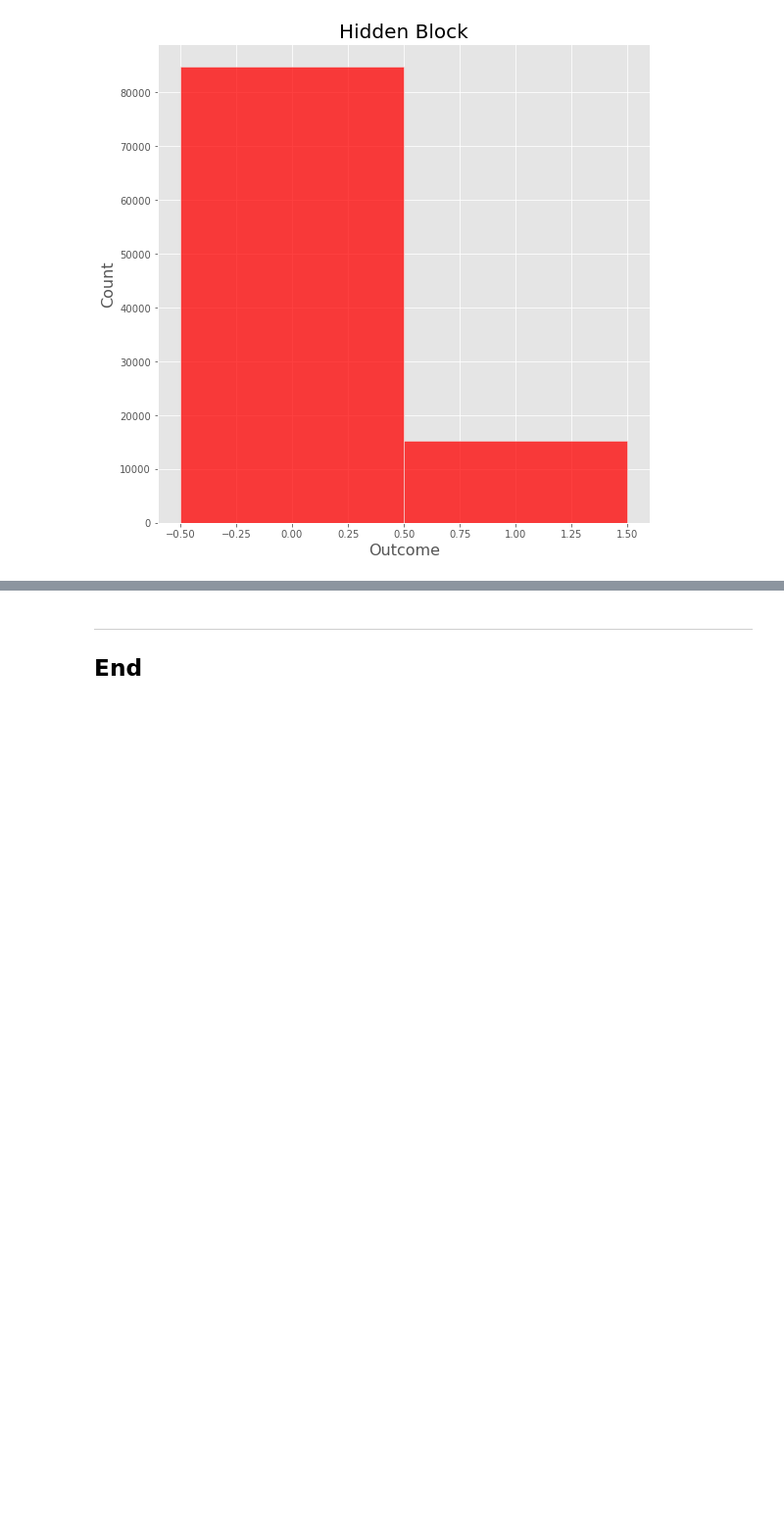
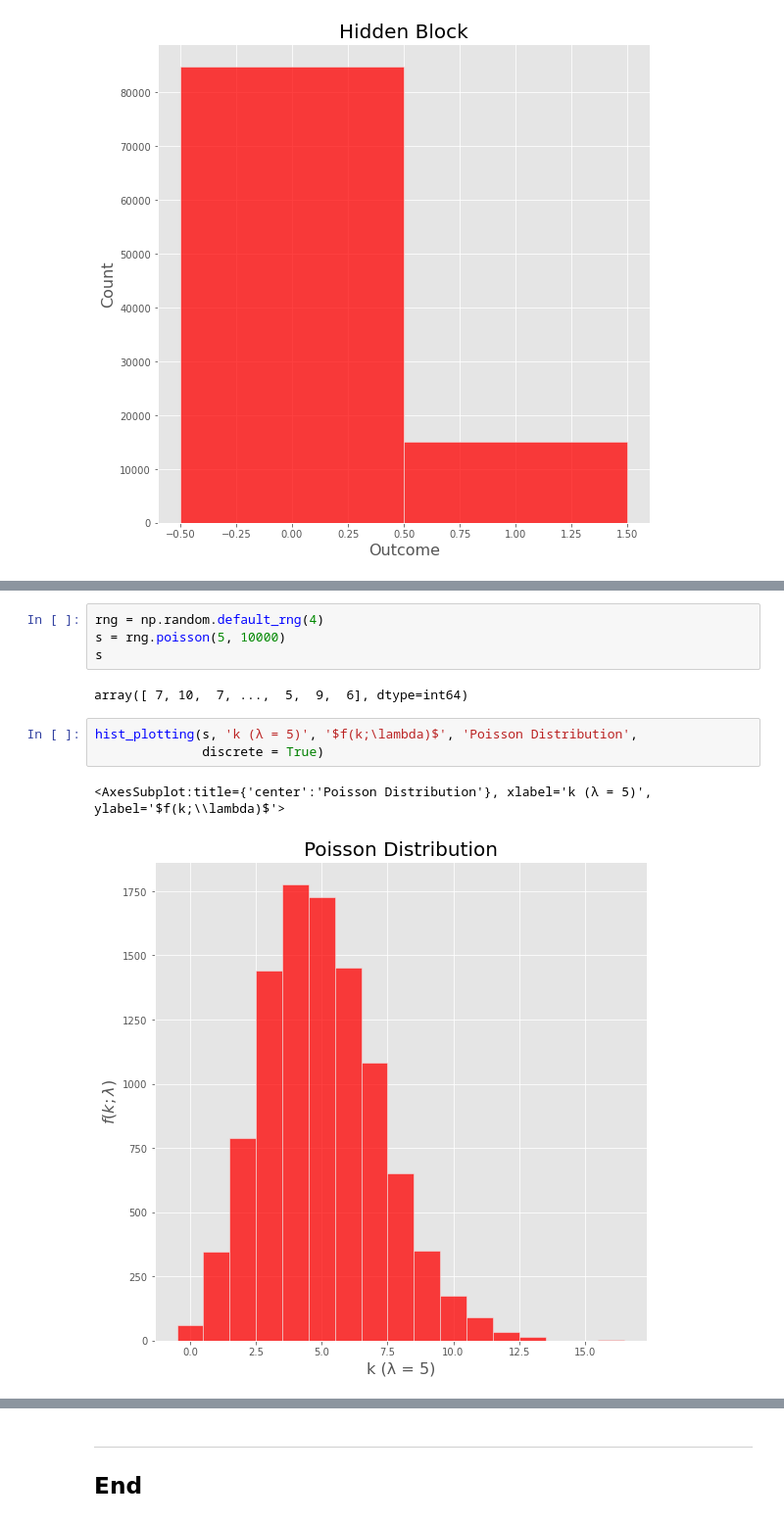
Before and after one commit to Cormac88/the-numpy.random-package, a Jupyter notebook: numpy.random.ipynb, the cells around one changed output, grey strips where cells are left out. Shown: that part at 98% size. Saved outputs shown, nothing was run; the diff lists cells and outputs as text; blank space fills up the shorter version.

```diff
--- a/numpy.random.ipynb
+++ b/numpy.random.ipynb
@@ -1092,0 +1157,12 @@ ax = hist_plotting(hidden_block, 'Outcome', 'Count', "Hidden Block", discrete=Tr
+# %%
+rng = np.random.default_rng(4)
+s = rng.poisson(5, 10000)
+s
+# %% [output]
+array([ 7, 10,  7, ...,  5,  9,  6], dtype=int64)
+# %%
+hist_plotting(s, 'k (λ = 5)', '$f(k;\lambda)$', 'Poisson Distribution',
+              discrete = True)
+# %% [output]
+<AxesSubplot:title={'center':'Poisson Distribution'}, xlabel='k (λ = 5)', ylabel='$f(k;\\lambda)$'>
+[figure, added]
```
Also changed, not shown: parts of 42 cells of this notebook, 1 other file.
